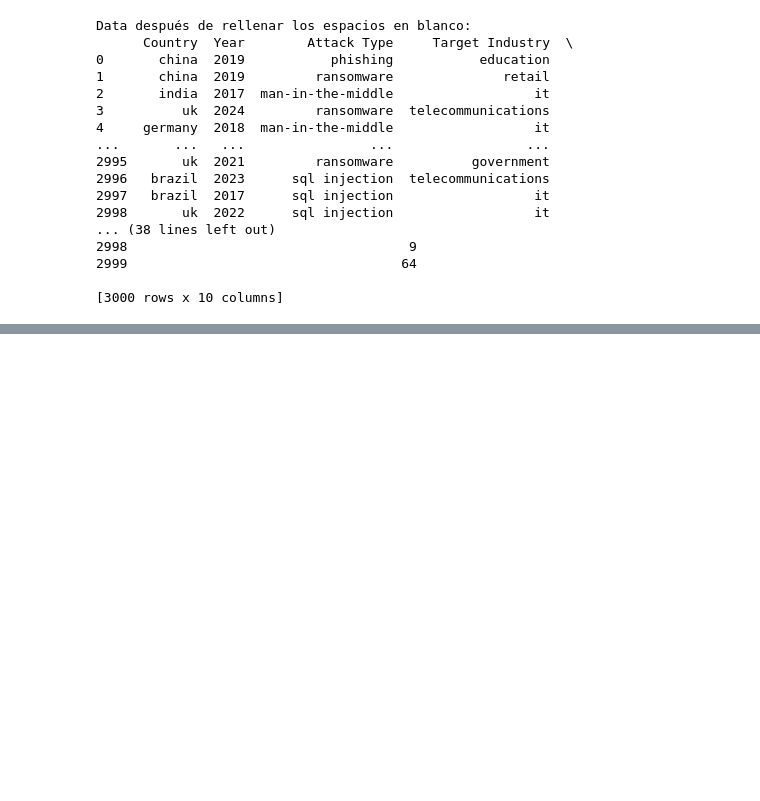
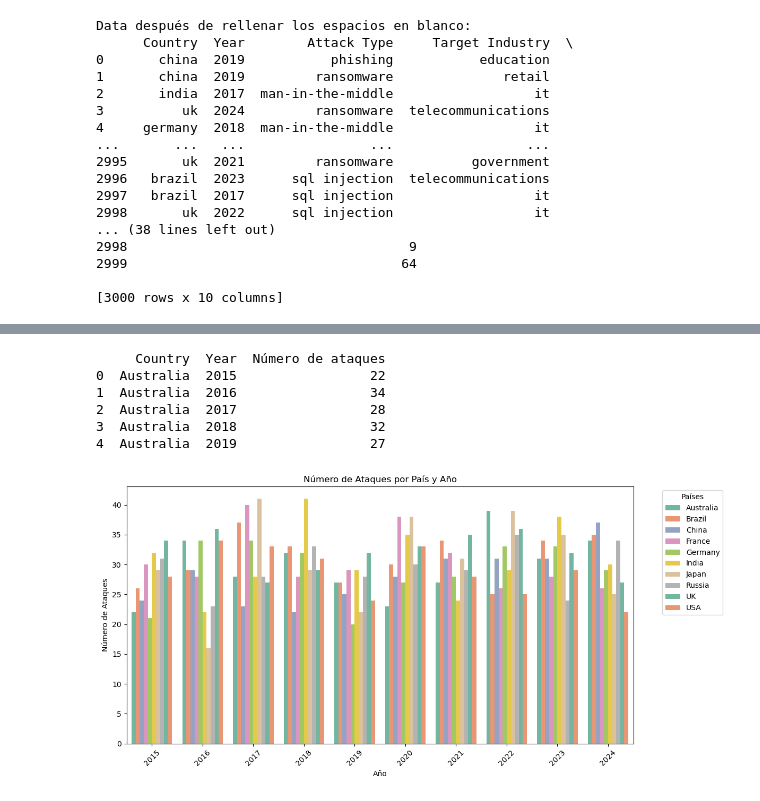
Before and after one commit to DennisseUd25/PRACTICA_TRES_GR_5, a Jupyter notebook: Practica3GR5.ipynb, the cells around one changed output, grey strips where cells are left out. Cells and saved outputs as stored; diff of their text form; code cells hidden in the pictures; blank space fills up the shorter version.

```diff
--- a/Practica3GR5.ipynb
+++ b/Practica3GR5.ipynb
@@ -136,0 +139,36 @@ Data después de rellenar los espacios en blanco:
+# %%
+import pandas as pd
+import matplotlib.pyplot as plt  # Importar matplotlib para gráficos
+import seaborn as sns  # Importar seaborn para gráficos
+
+# Cargar el archivo CSV en un DataFrame
+data = pd.read_csv('DATA/Global_Cybersecurity_Threats_2015-2024.csv')
+
+# Creación de las columnas según el dataset
+data_grouped = data.groupby(['Country', 'Year']).size().reset_index(name='Número de ataques')
+
+# Verificación de la tabla agrupada
+print(data_grouped.head())
+
+# Crear una gráfica de barras con colores personalizados
+plt.figure(figsize=(12, 6))
+sns.barplot(x='Year', y='Número de ataques', hue='Country', data=data_grouped, palette='Set2')
+
+# Personalización de la gráfica
+plt.title('Número de Ataques por País y Año')
+plt.xlabel('Año')
+plt.ylabel('Número de Ataques')
+plt.xticks(rotation=45)  # Rotar las etiquetas del eje X para mejor visibilidad
+plt.legend(title='Países', bbox_to_anchor=(1.05, 1), loc='upper left')  # Ubicación de la leyenda
+
+# Mostrar la gráfica
+plt.tight_layout()
+plt.show()
+# %% [output]
+     Country  Year  Número de ataques
+0  Australia  2015                 22
+1  Australia  2016                 34
+2  Australia  2017                 28
+3  Australia  2018                 32
+4  Australia  2019                 27
+[figure, added]
```
Also changed, not shown: parts of 7 cells of this notebook.
